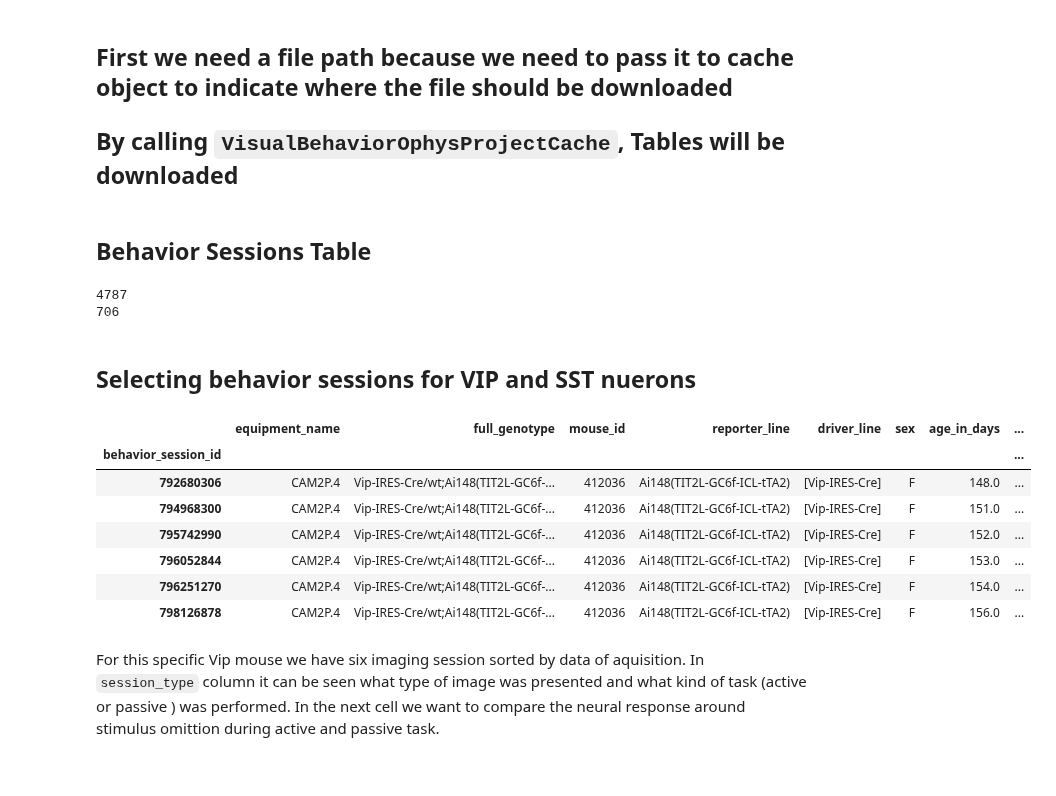
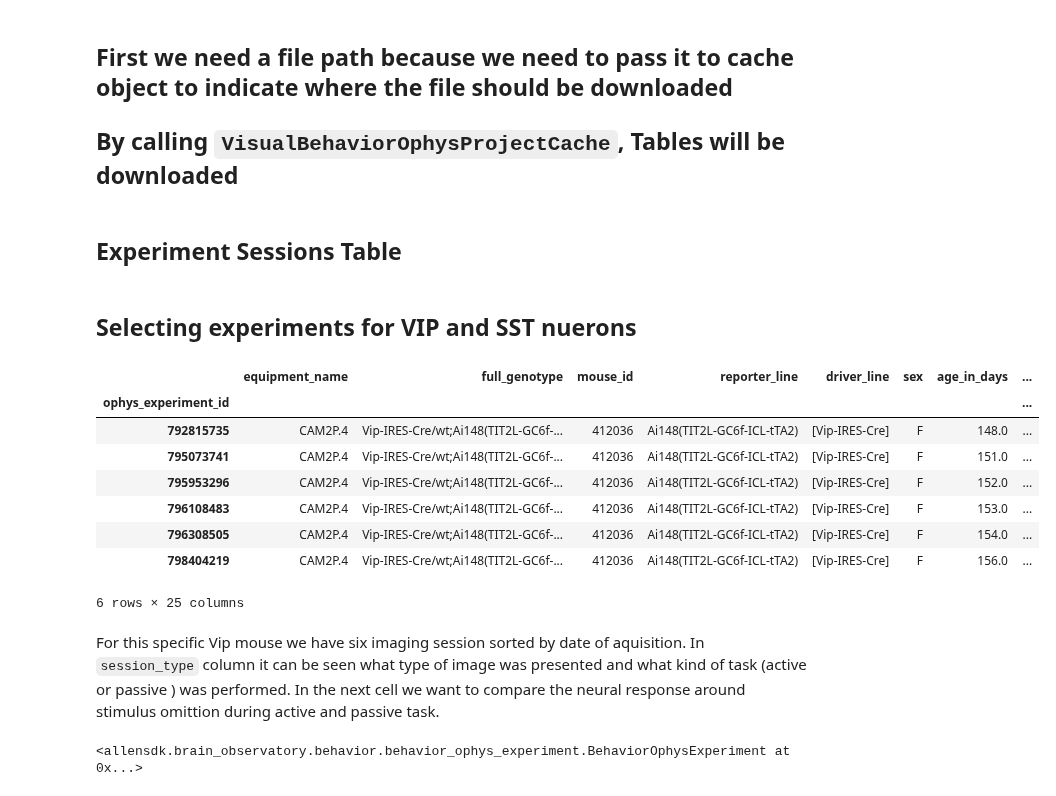
Before and after one commit to MiladQolami/NeuroMatch_2022_group_project, a Jupyter notebook: Coding_Exercise.ipynb, the cells around one changed output. Saved outputs shown, nothing was run; the diff lists cells and outputs as text; code cells hidden in the pictures.

```diff
--- a/Coding_Exercise.ipynb
+++ b/Coding_Exercise.ipynb
@@ -73,49 +91,58 @@ data_storage_directory = Path("/local1/visual_behavior_ophys_cache_dir")
 
 cache = VisualBehaviorOphysProjectCache.from_s3_cache(cache_dir=data_storage_directory)
 # %% [markdown]
-## Behavior Sessions Table
+## Experiment Sessions Table
 # %%
-behavior_table = cache.get_behavior_session_table()   # Getting Behavior Session Table
-behavior_table.sample(5)                              # Show 5 random observation
-print(len(behavior_table))                            # How many rows?
-print(len(behavior_table.ophys_session_id.unique()))  # How many unique imaging session
+experiment_table = cache.get_ophys_experiment_table()   # Getting Experiment Session Table
+experiment_table.sample(5)                              # Show 5 random observation
+print(len(experiment_table))                            # How many rows?
+print(len(experiment_table.ophys_session_id.unique()))  # How many unique imaging session
-# %% [output]
-4787
-706
 # %% [markdown]
-## Selecting behavior sessions for VIP and SST nuerons
+## Selecting experiments for VIP and SST nuerons
 # %%
-experiment_variables = behavior_table.columns      # All variables in behavior table
+experiment_variables = experiment_table.columns      # All variables in behavior table
 
-behavior_table.cre_line.unique()    # How many unique cre-line we have
+experiment_table.cre_line.unique()    # How many unique cre-line we have
 
-Vip_behavior_talbe = behavior_table[(behavior_table.cre_line.values == 'Vip-IRES-Cre') &
-                                    (behavior_table.ophys_session_id.isnull() == False)]
-Sst_behavior_table = behavior_table[(behavior_table.cre_line.values == 'Sst-IRES-Cre') &
-                                    (behavior_table.ophys_session_id.isnull() == False)]
+Vip_experiment_table = experiment_table[(experiment_table.cre_line.values == 'Vip-IRES-Cre') &
+                                    (experiment_table.ophys_session_id.isnull() == False)]
+Sst_experiment_table = experiment_table[(experiment_table.cre_line.values == 'Sst-IRES-Cre') &
+                                    (experiment_table.ophys_session_id.isnull() == False)]
 
 
 # getting information just for one mouse for simplification and sort its table by date of aquisition
-Vip_mouse_id = Vip_behavior_talbe.mouse_id.unique()[0]
-Sst_mouse_id = Sst_behavior_table.mouse_id.unique()[0]
+Vip_mouse_id = Vip_experiment_table.mouse_id.unique()[0]
+Sst_mouse_id = Sst_experiment_table.mouse_id.unique()[0]
 
-this_mouse_Vip_behavior_talbe = behavior_table[(behavior_table.cre_line.values == 'Vip-IRES-Cre') &
-                                    (behavior_table.ophys_session_id.isnull() == False)
-                                    & (behavior_table.mouse_id.values == Vip_mouse_id)].sort_values(
+this_mouse_Vip_experiment_table = experiment_table[(experiment_table.cre_line.values == 'Vip-IRES-Cre') &
+                                    (experiment_table.ophys_session_id.isnull() == False)
+                                    & (experiment_table.mouse_id.values == Vip_mouse_id)].sort_values(
                                         by = 'date_of_acquisition')
-this_mouse_Sst_behavior_table = behavior_table[(behavior_table.cre_line.values == 'Sst-IRES-Cre') &
-                                    (behavior_table.ophys_session_id.isnull() == False)
-                                    & (behavior_table.mouse_id.values == Sst_mouse_id)].sort_values(
+this_mouse_Sst_experiment_table = experiment_table[(experiment_table.cre_line.values == 'Sst-IRES-Cre') &
+                                    (experiment_table.ophys_session_id.isnull() == False)
+                                    & (experiment_table.mouse_id.values == Sst_mouse_id)].sort_values(
                                         by = 'date_of_acquisition')
 # %% [output]
 |  | equipment_name | full_genotype | mouse_id | reporter_line | driver_line | sex | age_in_days | ... |
-| behavior_session_id |  |  |  |  |  |  |  | ... |
-| 792680306 | CAM2P.4 | Vip-IRES-Cre/wt;Ai148(TIT2L-GC6f-... | 412036 | Ai148(TIT2L-GC6f-ICL-tTA2) | [Vip-IRES-Cre] | F | 148.0 | ... |
-| 794968300 | CAM2P.4 | Vip-IRES-Cre/wt;Ai148(TIT2L-GC6f-... | 412036 | Ai148(TIT2L-GC6f-ICL-tTA2) | [Vip-IRES-Cre] | F | 151.0 | ... |
-| 795742990 | CAM2P.4 | Vip-IRES-Cre/wt;Ai148(TIT2L-GC6f-... | 412036 | Ai148(TIT2L-GC6f-ICL-tTA2) | [Vip-IRES-Cre] | F | 152.0 | ... |
-| 796052844 | CAM2P.4 | Vip-IRES-Cre/wt;Ai148(TIT2L-GC6f-... | 412036 | Ai148(TIT2L-GC6f-ICL-tTA2) | [Vip-IRES-Cre] | F | 153.0 | ... |
-| 796251270 | CAM2P.4 | Vip-IRES-Cre/wt;Ai148(TIT2L-GC6f-... | 412036 | Ai148(TIT2L-GC6f-ICL-tTA2) | [Vip-IRES-Cre] | F | 154.0 | ... |
-| 798126878 | CAM2P.4 | Vip-IRES-Cre/wt;Ai148(TIT2L-GC6f-... | 412036 | Ai148(TIT2L-GC6f-ICL-tTA2) | [Vip-IRES-Cre] | F | 156.0 | ... |
+| ophys_experiment_id |  |  |  |  |  |  |  | ... |
+| 792815735 | CAM2P.4 | Vip-IRES-Cre/wt;Ai148(TIT2L-GC6f-... | 412036 | Ai148(TIT2L-GC6f-ICL-tTA2) | [Vip-IRES-Cre] | F | 148.0 | ... |
+| 795073741 | CAM2P.4 | Vip-IRES-Cre/wt;Ai148(TIT2L-GC6f-... | 412036 | Ai148(TIT2L-GC6f-ICL-tTA2) | [Vip-IRES-Cre] | F | 151.0 | ... |
+| 795953296 | CAM2P.4 | Vip-IRES-Cre/wt;Ai148(TIT2L-GC6f-... | 412036 | Ai148(TIT2L-GC6f-ICL-tTA2) | [Vip-IRES-Cre] | F | 152.0 | ... |
+| 796108483 | CAM2P.4 | Vip-IRES-Cre/wt;Ai148(TIT2L-GC6f-... | 412036 | Ai148(TIT2L-GC6f-ICL-tTA2) | [Vip-IRES-Cre] | F | 153.0 | ... |
+| 796308505 | CAM2P.4 | Vip-IRES-Cre/wt;Ai148(TIT2L-GC6f-... | 412036 | Ai148(TIT2L-GC6f-ICL-tTA2) | [Vip-IRES-Cre] | F | 154.0 | ... |
+| 798404219 | CAM2P.4 | Vip-IRES-Cre/wt;Ai148(TIT2L-GC6f-... | 412036 | Ai148(TIT2L-GC6f-ICL-tTA2) | [Vip-IRES-Cre] | F | 156.0 | ... |
+6 rows × 25 columns
 # %% [markdown]
-For this specific Vip mouse we have six imaging session sorted by data of aquisition. In `session_type` column it can be seen what type of image was presented and what kind of task (active or passive ) was performed.
+For this specific Vip mouse we have six imaging session sorted by date of aquisition. In `session_type` column it can be seen what type of image was presented and what kind of task (active or passive ) was performed.
 In the next cell we want to compare the neural response around stimulus omittion during active and passive task.
+# %%
+# getting passive and active experiment ids for this mouse (just one active and one passive session where "image_B" was presented)
+this_mouse_Vip_passive_experiment_id = this_mouse_Vip_experiment_table[this_mouse_Vip_experiment_table.session_type.str.contains("passive")].index[0]
+this_mouse_Vip_active_experiment_id = this_mouse_Vip_experiment_table[~this_mouse_Vip_experiment_table.session_type.str.contains("passive")].index[2]
+
+
+# loading experiment dataset
+this_mouse_Vip_passive_experiment = cache.get_behavior_ophys_experiment(this_mouse_Vip_passive_experiment_id)
+this_mouse_Vip_active_experiment = cache.get_behavior_ophys_experiment (this_mouse_Vip_active_experiment_id)
+# %% [output]
+<allensdk.brain_observatory.behavior.behavior_ophys_experiment.BehaviorOphysExperiment at 0x...>
```
Also changed, not shown: parts of 2 cells of this notebook.
